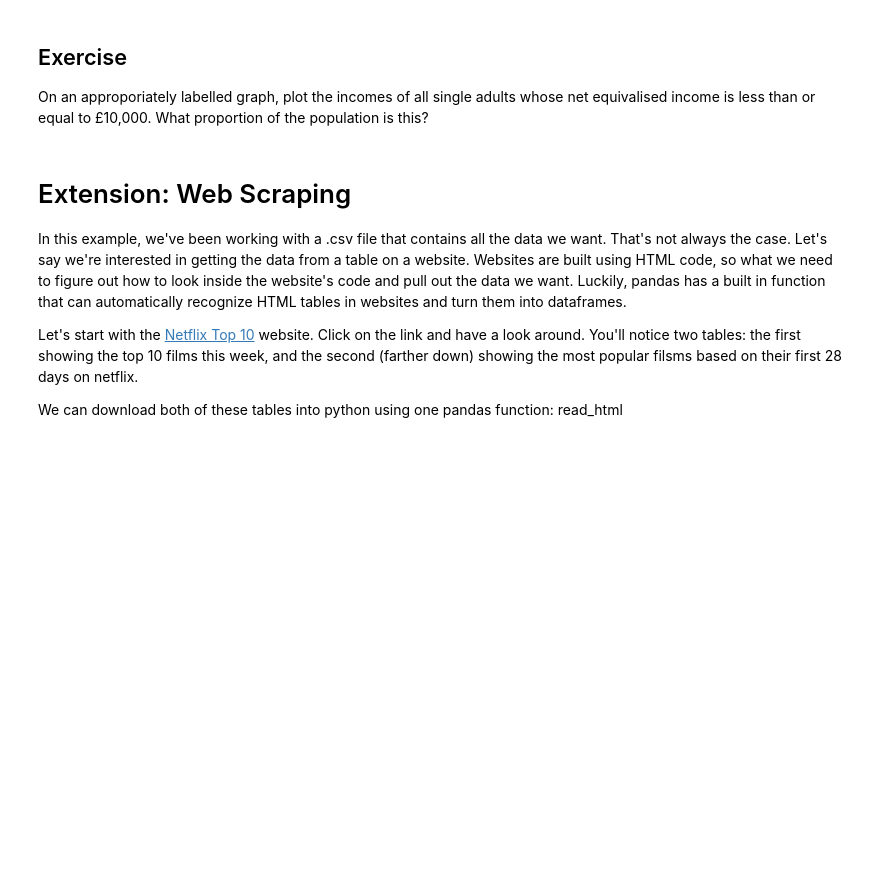
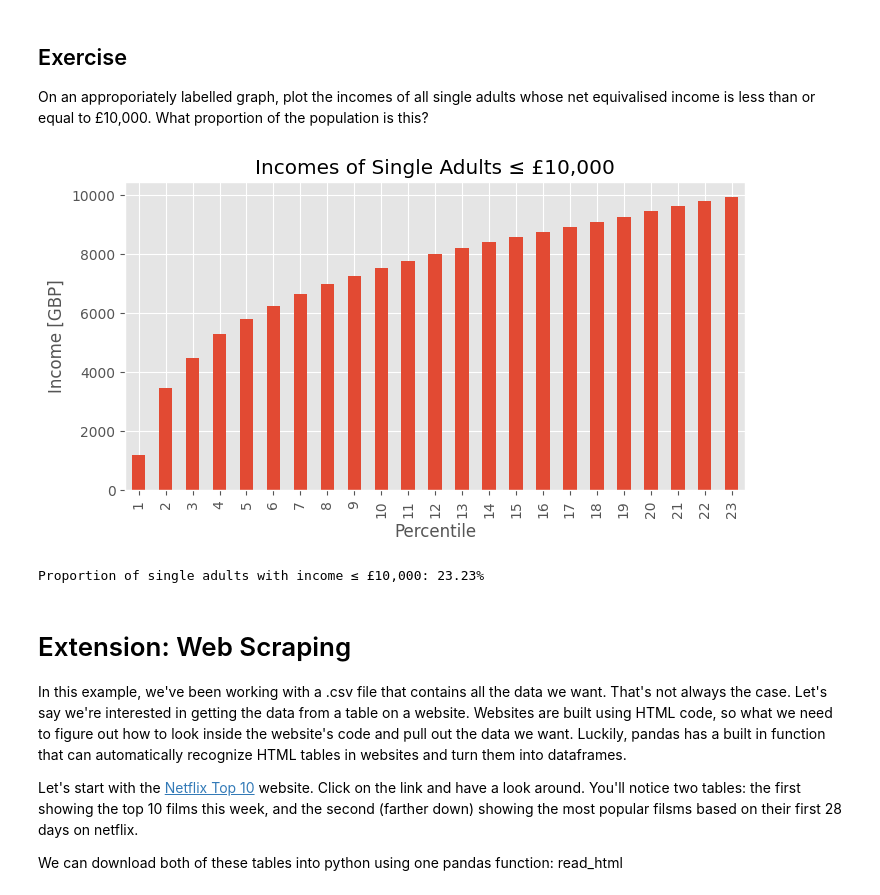
Before and after one commit to Prim-nirotrangsee/QM2, a Jupyter notebook: notebooks/W02. Pandas.ipynb, the cells around one changed output. Saved outputs shown, nothing was run; the diff lists cells and outputs as text; code cells hidden in the pictures; blank space fills up the shorter version.

```diff
--- a/notebooks/W02. Pandas.ipynb
+++ b/notebooks/W02. Pandas.ipynb
@@ -345,6 +410,24 @@ We won't dwell on comparative operative, here we've used ">" to mean "is greater
 # %% [markdown]
 ## Exercise
 On an approporiately labelled graph, plot the incomes of all single adults whose net equivalised income is less than or equal to £10,000. What proportion of the population is this?
+# %%
+import pandas as pd
+import matplotlib.pyplot as plt
+
+single_adults_low_income = income[income['Single adult'] <= 10000]
+
+plt.figure(figsize=(8, 4))
+single_adults_low_income['Single adult'].plot(kind='bar')
+plt.title('Incomes of Single Adults ≤ £10,000')
+plt.xlabel('Percentile')
+plt.ylabel('Income [GBP]')
+plt.show()
+
+proportion_low_income = len(single_adults_low_income) / len(income) * 100
+print(f"Proportion of single adults with income ≤ £10,000: {proportion_low_income:.2f}%")
+# %% [output]
+[figure, added]
+Proportion of single adults with income ≤ £10,000: 23.23%
 # %% [markdown]
 # Extension: Web Scraping
 
```
Also changed, not shown: parts of 20 cells of this notebook.
